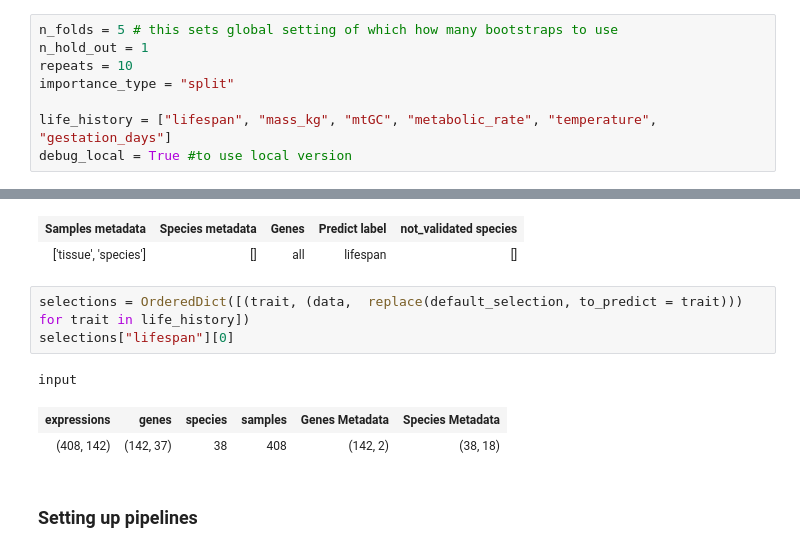
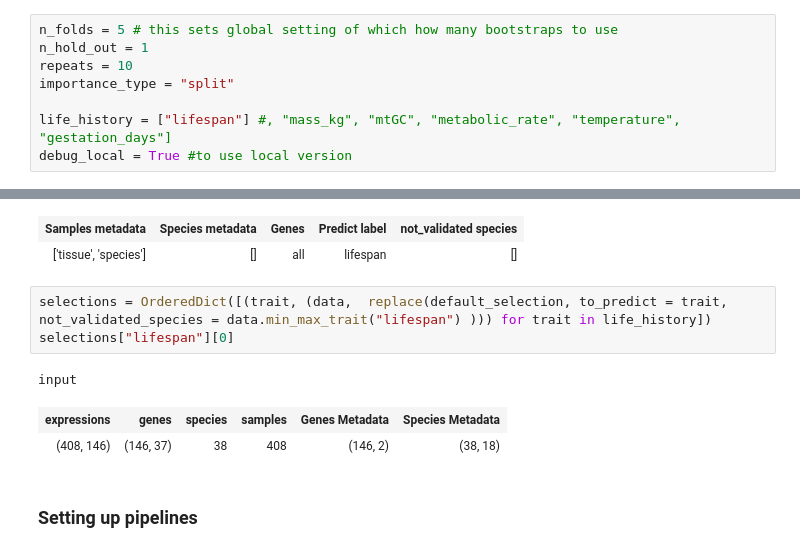
Before and after one commit to antonkulaga/yspecies, a Jupyter notebook: notebooks/stage_two_shap_selection.ipynb, the cells around one changed output, grey strips where cells are left out. Cells and saved outputs as stored; diff of their text form.

```diff
--- a/notebooks/stage_two_shap_selection.ipynb
+++ b/notebooks/stage_two_shap_selection.ipynb
@@ -11,7 +11,7 @@ n_hold_out = 1
 repeats = 10
 importance_type = "split"
 
-life_history = ["lifespan", "mass_kg", "mtGC", "metabolic_rate", "temperature", "gestation_days"]
+life_history = ["lifespan"] #, "mass_kg", "mtGC", "metabolic_rate", "temperature", "gestation_days"]
 debug_local = True #to use local version
 # %%
 from pathlib import Path
@@ -114,12 +112,12 @@ Selected feature columns
 | Samples metadata | Species metadata | Genes | Predict label | not_validated species |
 | ['tissue', 'species'] | [] | all | lifespan | [] |
 # %%
-selections = OrderedDict([(trait, (data,  replace(default_selection, to_predict = trait))) for trait in life_history])
+selections = OrderedDict([(trait, (data,  replace(default_selection, to_predict = trait, not_validated_species = data.min_max_trait("lifespan") ))) for trait in life_history])
 selections["lifespan"][0]
 # %% [output]
 input
 | expressions | genes | species | samples | Genes Metadata | Species Metadata |
-| (408, 142) | (142, 37) | 38 | 408 | (142, 2) | (38, 18) |
+| (408, 146) | (146, 37) | 38 | 408 | (146, 2) | (38, 18) |
 # %% [markdown]
 ### Setting up pipelines ###
 # %%
```
Also changed, not shown: parts of 17 cells of this notebook, 7 other files.
